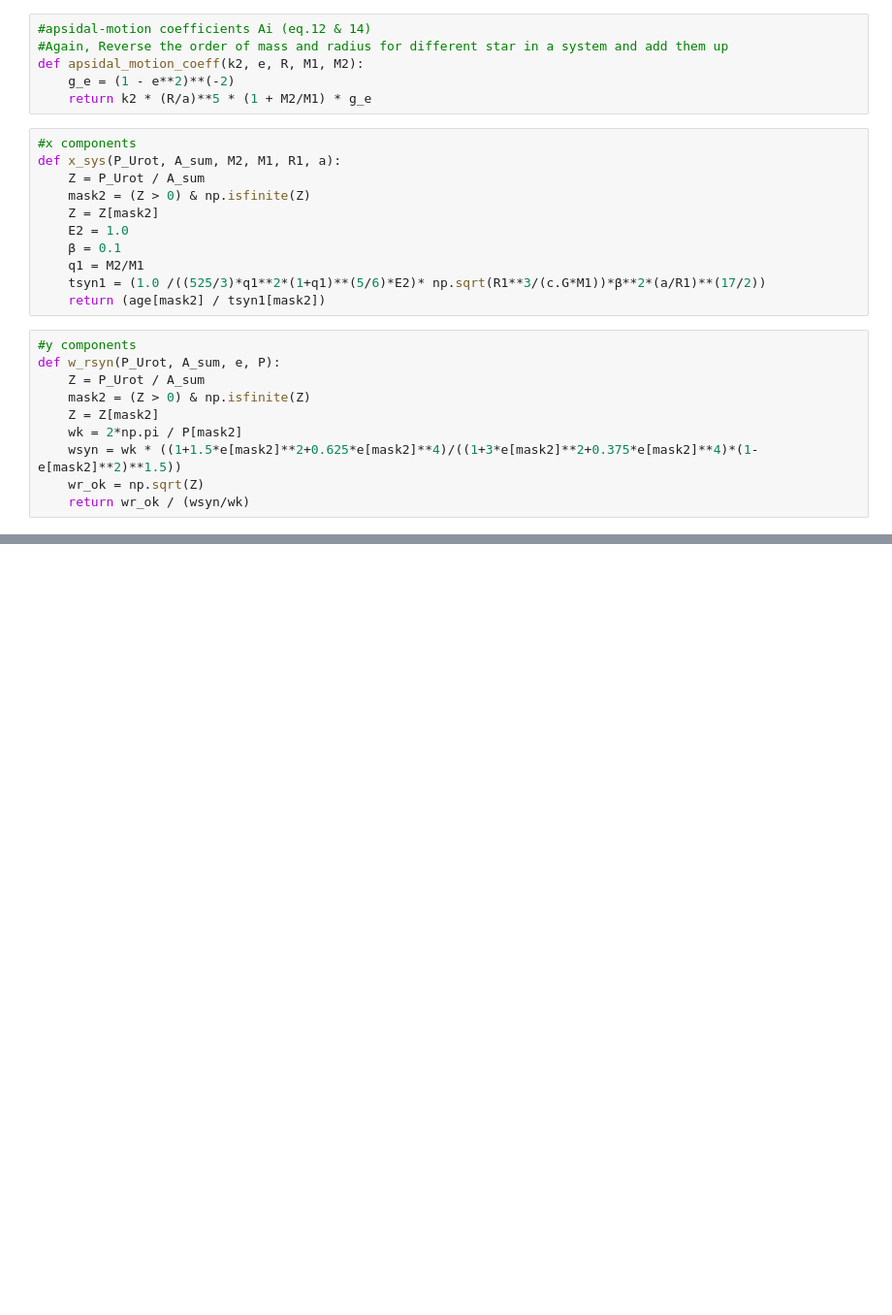
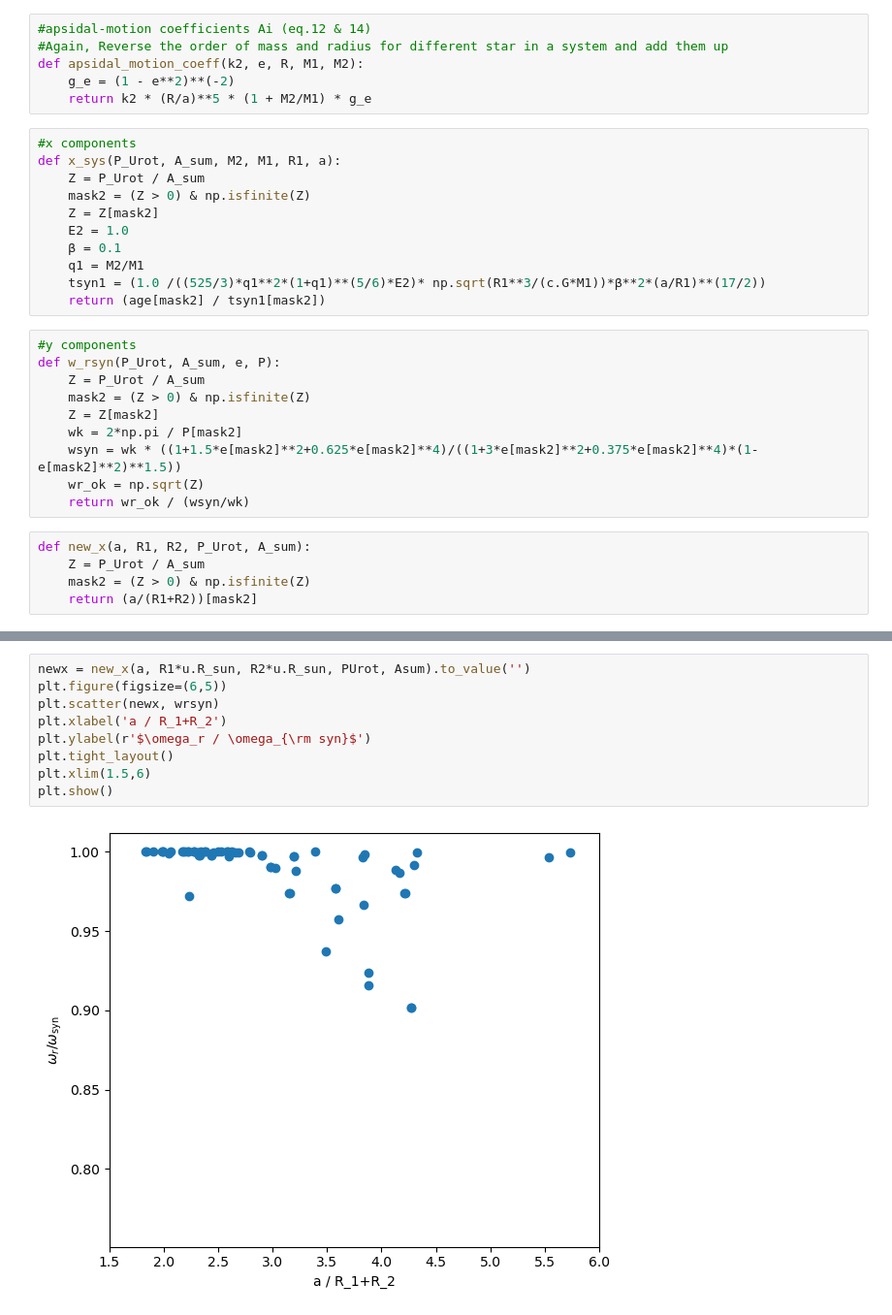
Before and after one commit to haoyu-shen-1122/Apsidal-precession-research, a Jupyter notebook: Reproduction of K&K 2007 fig1.ipynb, the cells around one changed output, grey strips where cells are left out. Shown at 97% size. Cells and saved outputs as stored; diff of their text form; blank space fills up the shorter version.

```diff
--- a/Reproduction of K&K 2007 fig1.ipynb
+++ b/Reproduction of K&K 2007 fig1.ipynb
@@ -157,5 +196,10 @@ def w_rsyn(P_Urot, A_sum, e, P):
     wsyn = wk * ((1+1.5*e[mask2]**2+0.625*e[mask2]**4)/((1+3*e[mask2]**2+0.375*e[mask2]**4)*(1-e[mask2]**2)**1.5))
     wr_ok = np.sqrt(Z)
     return wr_ok / (wsyn/wk)
+# %%
+def new_x(a, R1, R2, P_Urot, A_sum):
+    Z = P_Urot / A_sum
+    mask2 = (Z > 0) & np.isfinite(Z)
+    return (a/(R1+R2))[mask2]
 # %%
 #Set up
@@ -198,0 +289,11 @@ plt.show()
+# %%
+newx = new_x(a, R1*u.R_sun, R2*u.R_sun, PUrot, Asum).to_value('')
+plt.figure(figsize=(6,5))
+plt.scatter(newx, wrsyn)
+plt.xlabel('a / R_1+R_2')
+plt.ylabel(r'$\omega_r / \omega_{\rm syn}$')
+plt.tight_layout()
+plt.xlim(1.5,6)
+plt.show()
+# %% [output]
+[figure, added]
```
Also changed, not shown: parts of 19 cells of this notebook.
